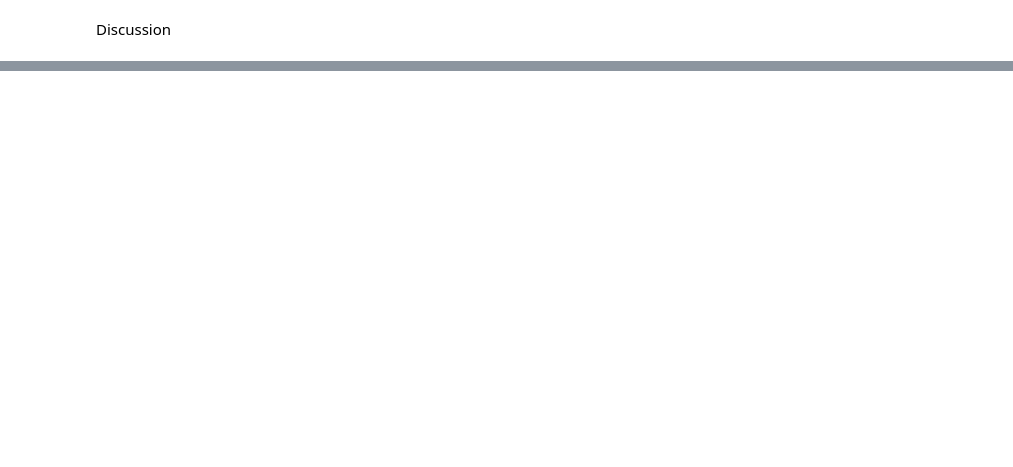
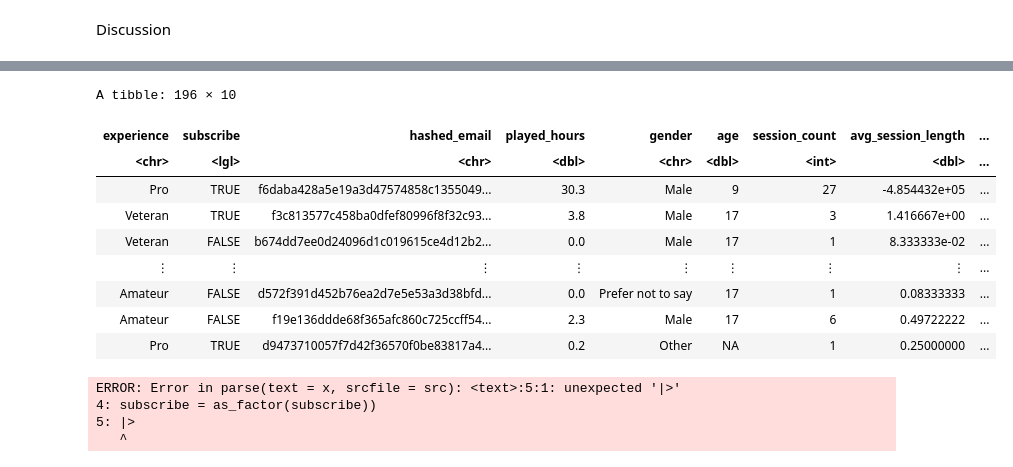
Before and after one commit to Zohranikjo/Game-Related-Newsletter-Subscription-Prediction-, a Jupyter notebook: subscription_modeling.ipynb, the cells around one changed output, grey strips where cells are left out. Cells and saved outputs as stored; diff of their text form; code cells hidden in the pictures; blank space fills up the shorter version.

Commit message:
Data Frames Added and Cleaned

```diff
--- a/subscription_modeling.ipynb
+++ b/subscription_modeling.ipynb
@@ -44,3 +42,8 @@ library(knitr)
 The following objects are masked from ‘package:stats’:
 
     chisq.test, fisher.test
+# %%
+players <- read_csv("Data/players.csv")
+players
+sessions <- read_csv("Data/sessions.csv")
+sessions
@@ -46,0 +88,12 @@ The following objects are masked from ‘package:stats’:
+# %%
+sessions <- sessions |>
+mutate(start_time = ymd_hms(start_time),
+    end_time = ymd_hms(end_time),
+    session_seconds = as.numeric(difftime(end_time, start_time, units = "secs")),
+    session_length = session_seconds / 60  # keep it named session_length (now in minutes)
+  ) |>
+  select(-session_length, everything()) |>  # remove old column if it still exists
+  relocate(session_length, .after = end_time)  # optional: move it next to time cols
+
+
+sessions
@@ -47,2 +111,13 @@ The following objects are masked from ‘package:stats’:
 # %% [markdown]
 Discussion
+# %%
+session_summary <- sessions |>
+  group_by(hashedEmail) |>
+  summarise(
+    session_count = n(),
+    avg_session_length = mean(session_length, na.rm = TRUE),
+    total_minutes_played = sum(session_length, na.rm = TRUE),
+    active_days = n_distinct(as_date(start_time)),
+    .groups = "drop"
+  )
+session_summary
@@ -48,0 +135,8 @@ Discussion
+# %%
+players <- read_csv("Data/players.csv") |>
+  janitor::clean_names() |>
+  select(-name)
+players
+
+session_summary <- session_summary |> janitor::clean_names()
+session_summary
@@ -48,0 +173,28 @@ Discussion
+# %%
+
+player_data <- players|> left_join(session_summary, by = "hashed_email")
+player_data
+# %% [output]
+A tibble: 196 × 10
+| experience | subscribe | hashed_email | played_hours | gender | age | session_count | avg_session_length | ... |
+| <chr> | <lgl> | <chr> | <dbl> | <chr> | <dbl> | <int> | <dbl> | ... |
+| Pro | TRUE | f6daba428a5e19a3d47574858c1355049... | 30.3 | Male | 9 | 27 | -4.854432e+05 | ... |
+| Veteran | TRUE | f3c813577c458ba0dfef80996f8f32c93... | 3.8 | Male | 17 | 3 | 1.416667e+00 | ... |
+| Veteran | FALSE | b674dd7ee0d24096d1c019615ce4d12b2... | 0.0 | Male | 17 | 1 | 8.333333e-02 | ... |
+| ⋮ | ⋮ | ⋮ | ⋮ | ⋮ | ⋮ | ⋮ | ⋮ | ... |
+| Amateur | FALSE | d572f391d452b76ea2d7e5e53a3d38bfd... | 0.0 | Prefer not to say | 17 | 1 | 0.08333333 | ... |
+| Amateur | FALSE | f19e136ddde68f365afc860c725ccff54... | 2.3 | Male | 17 | 6 | 0.49722222 | ... |
+| Pro | TRUE | d9473710057f7d42f36570f0be83817a4... | 0.2 | Other | NA | 1 | 0.25000000 | ... |
+# %%
+player_data <- player_data |> mutate(
+gender = as_factor (gender),
+experience = as_factor(experience),
+subscribe = as_factor(subscribe))
+|> drop_na(subscribe, age, played_hours, session_count, avg_session_length)
+
+player_data
+# %% [output]
+ERROR: Error in parse(text = x, srcfile = src): <text>:5:1: unexpected '|>'
+4: subscribe = as_factor(subscribe))
+5: |>
+   ^
```
Also changed, not shown: parts of 10 cells of this notebook.
